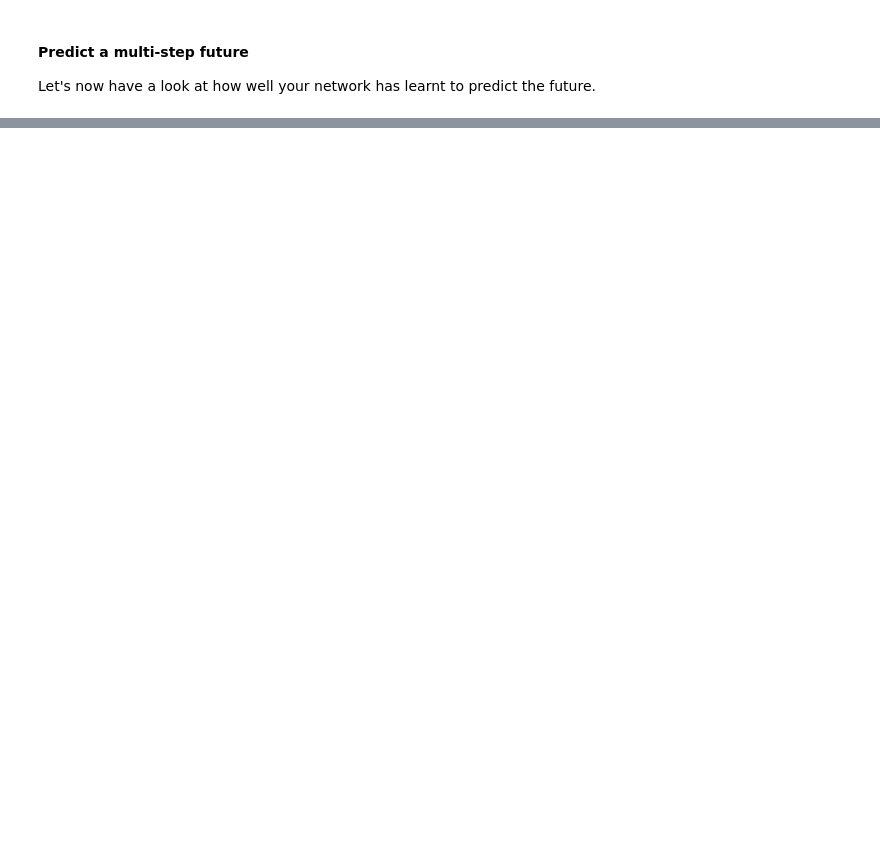
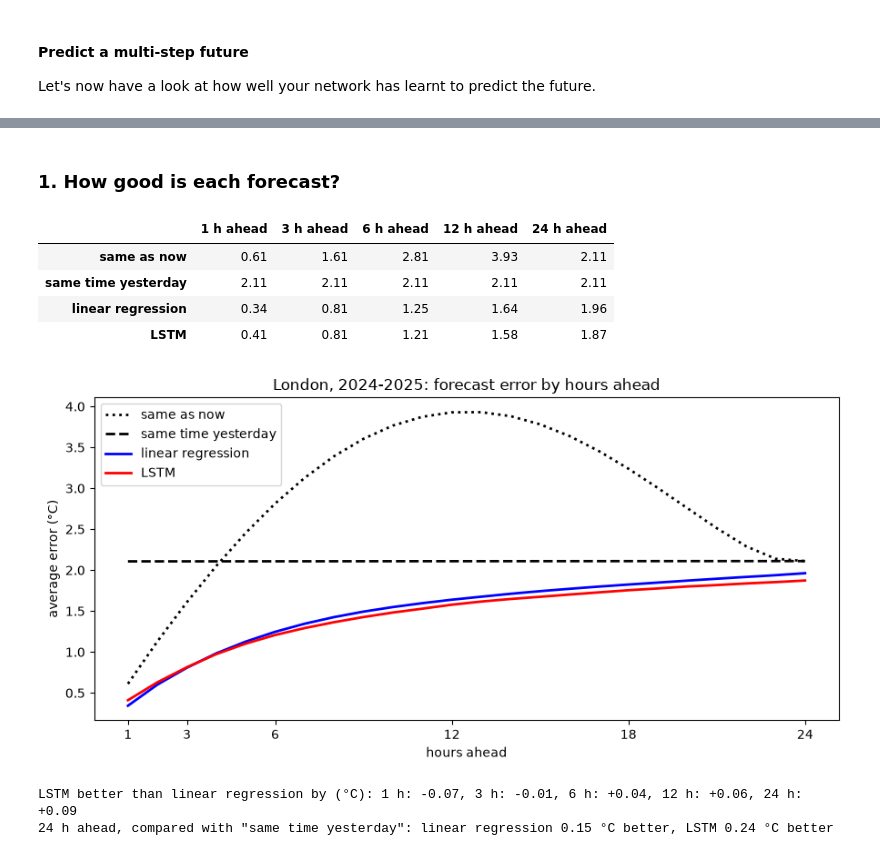
Before and after one commit to helena-byte999/ai-studio-workshops, a Jupyter notebook: 07-lstm-time-series/07-lstm-time-series.ipynb, the cells around one changed output, grey strips where cells are left out. Drawn from its saved outputs; the diff is of its cells as text; code cells hidden in the pictures; blank space fills up the shorter version.

```diff
--- a/07-lstm-time-series/07-lstm-time-series.ipynb
+++ b/07-lstm-time-series/07-lstm-time-series.ipynb
@@ -404,0 +626,23 @@ for x, y in val_data_multi.take(3):
+# %%
+hours = np.arange(1, AHEAD + 1)
+def mae_by_hour(pred):
+    return np.abs(pred - future[test]).mean(axis=0)                               # average error at each hour ahead (°C)
+
+errors, seconds = {}, {}
+errors['same as now'] = mae_by_hour(np.repeat(past_temp[test][:, -1:], AHEAD, axis=1))
+errors['same time yesterday'] = mae_by_hour(past_temp[test][:, PAST - 24 + hours - 1])
+
+t0 = time.time()
+linreg = Ridge(alpha=1.0).fit(windows[train].reshape(train.sum(), -1), future[train])
+errors['linear regression'] = mae_by_hour(linreg.predict(windows[test].reshape(test.sum(), -1)))
+seconds['linear regression'] = time.time() - t0
+# %%
+keras.utils.set_random_seed(0)
+lstm = keras.Sequential([keras.Input(shape=(PAST, len(FEATURES))), layers.LSTM(32), layers.Dense(AHEAD)])
+lstm.compile(optimizer='adam', loss='mae')
+t0 = time.time()
+history = lstm.fit(windows[train], future[train], validation_data=(windows[val], future[val]), batch_size=256, epochs=30, verbose=2,
+                   callbacks=[keras.callbacks.EarlyStopping(patience=3, restore_best_weights=True)])
+errors['LSTM'] = mae_by_hour(lstm.predict(windows[test], verbose=0))
+seconds['LSTM'] = time.time() - t0
+print(f'LSTM: {len(history.history["loss"])} epochs in {seconds["LSTM"]:.0f} s; linear regression: {seconds["linear regression"]:.1f} s')
@@ -404,0 +667,25 @@ for x, y in val_data_multi.take(3):
+# %% [markdown]
+### 1. How good is each forecast?
+# %%
+table = pd.DataFrame(errors, index=hours).T
+display(table[[1, 3, 6, 12, 24]].round(2).rename(columns=lambda h: f'{h} h ahead'))
+
+plt.figure(figsize=(9, 4.5))
+for name, style in zip(table.index, ['k:', 'k--', 'b-', 'r-']):
+    plt.plot(hours, table.loc[name], style, lw=2, label=name)
+plt.xlabel('hours ahead'); plt.ylabel('average error (°C)'); plt.xticks([1, 3, 6, 12, 18, 24])
+plt.title('London, 2024-2025: forecast error by hours ahead'); plt.legend(); plt.tight_layout(); plt.show()
+
+gain = (table.loc['linear regression'] - table.loc['LSTM']).round(2)
+print('LSTM better than linear regression by (°C):', ', '.join(f'{h} h: {gain[h]:+.2f}' for h in (1, 3, 6, 12, 24)))
+print(f'24 h ahead, compared with "same time yesterday": linear regression {table.loc["same time yesterday", 24] - table.loc["linear regression", 24]:.2f} °C better, '
+      f'LSTM {table.loc["same time yesterday", 24] - table.loc["LSTM", 24]:.2f} °C better')
+# %% [output]
+|  | 1 h ahead | 3 h ahead | 6 h ahead | 12 h ahead | 24 h ahead |
+| same as now | 0.61 | 1.61 | 2.81 | 3.93 | 2.11 |
+| same time yesterday | 2.11 | 2.11 | 2.11 | 2.11 | 2.11 |
+| linear regression | 0.34 | 0.81 | 1.25 | 1.64 | 1.96 |
+| LSTM | 0.41 | 0.81 | 1.21 | 1.58 | 1.87 |
+[figure, added]
+LSTM better than linear regression by (°C): 1 h: -0.07, 3 h: -0.01, 6 h: +0.04, 12 h: +0.06, 24 h: +0.09
+24 h ahead, compared with "same time yesterday": linear regression 0.15 °C better, LSTM 0.24 °C better
```
Also changed, not shown: parts of 36 cells of this notebook, 3 other files.
